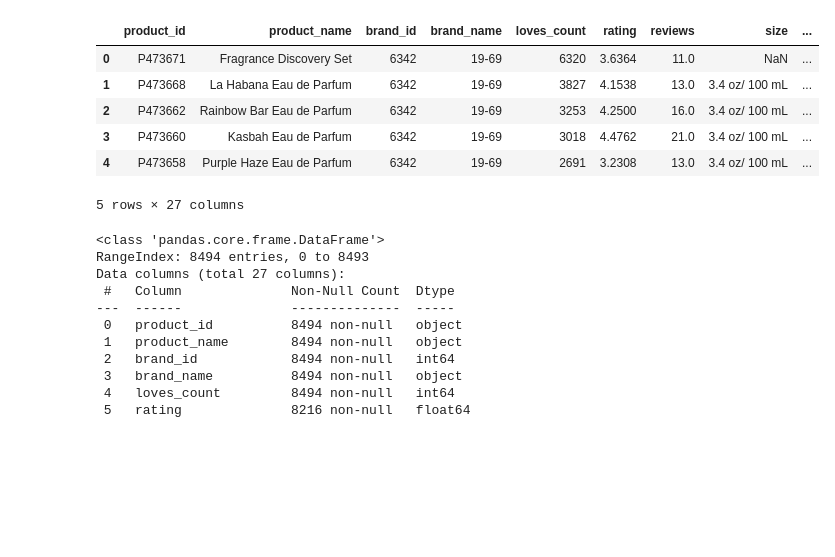
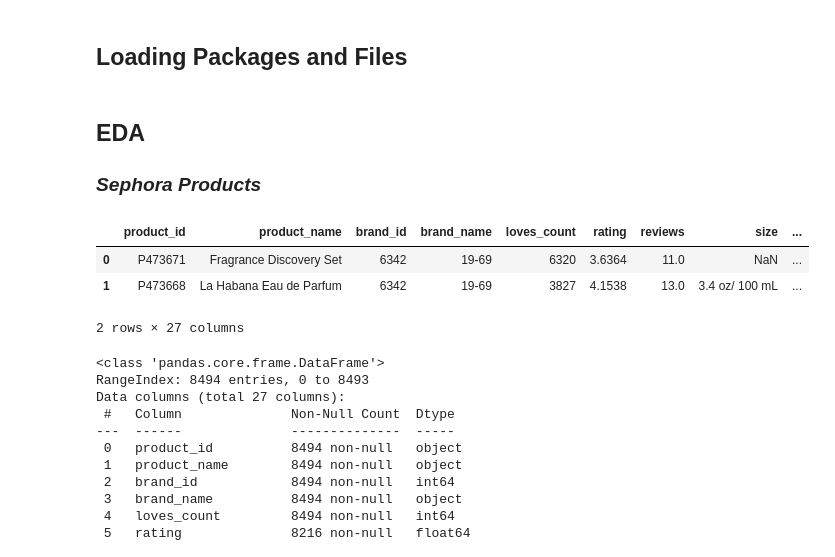
Before and after one commit to cathiasth/Sephora-products-reviews-ml, a Jupyter notebook: project_sephora_ml.ipynb, the cells around one changed output. Drawn from its saved outputs; the diff is of its cells as text; code cells hidden in the pictures; blank space fills up the shorter version.

```diff
--- a/project_sephora_ml.ipynb
+++ b/project_sephora_ml.ipynb
@@ -1,3 +1,5 @@
+# %% [markdown]
+## Loading Packages and Files
 # %%
 import pandas as pd
 import plotly.express as px
@@ -4,12 +8,12 @@ import plotly.express as px
+# %% [markdown]
+## EDA
+### ***Sephora Products***
 # %%
-df = pd.read_csv('product_info.csv')
-df.iloc[:,:].head()
+df_products = pd.read_csv('product_info.csv')
+df_products.head(2)
 # %% [output]
 |  | product_id | product_name | brand_id | brand_name | loves_count | rating | reviews | size | ... |
 | 0 | P473671 | Fragrance Discovery Set | 6342 | 19-69 | 6320 | 3.6364 | 11.0 | NaN | ... |
 | 1 | P473668 | La Habana Eau de Parfum | 6342 | 19-69 | 3827 | 4.1538 | 13.0 | 3.4 oz/ 100 mL | ... |
-| 2 | P473662 | Rainbow Bar Eau de Parfum | 6342 | 19-69 | 3253 | 4.2500 | 16.0 | 3.4 oz/ 100 mL | ... |
-| 3 | P473660 | Kasbah Eau de Parfum | 6342 | 19-69 | 3018 | 4.4762 | 21.0 | 3.4 oz/ 100 mL | ... |
-| 4 | P473658 | Purple Haze Eau de Parfum | 6342 | 19-69 | 2691 | 3.2308 | 13.0 | 3.4 oz/ 100 mL | ... |
-5 rows × 27 columns
+2 rows × 27 columns
 # %%
```
Also changed, not shown: parts of 46 cells of this notebook.
